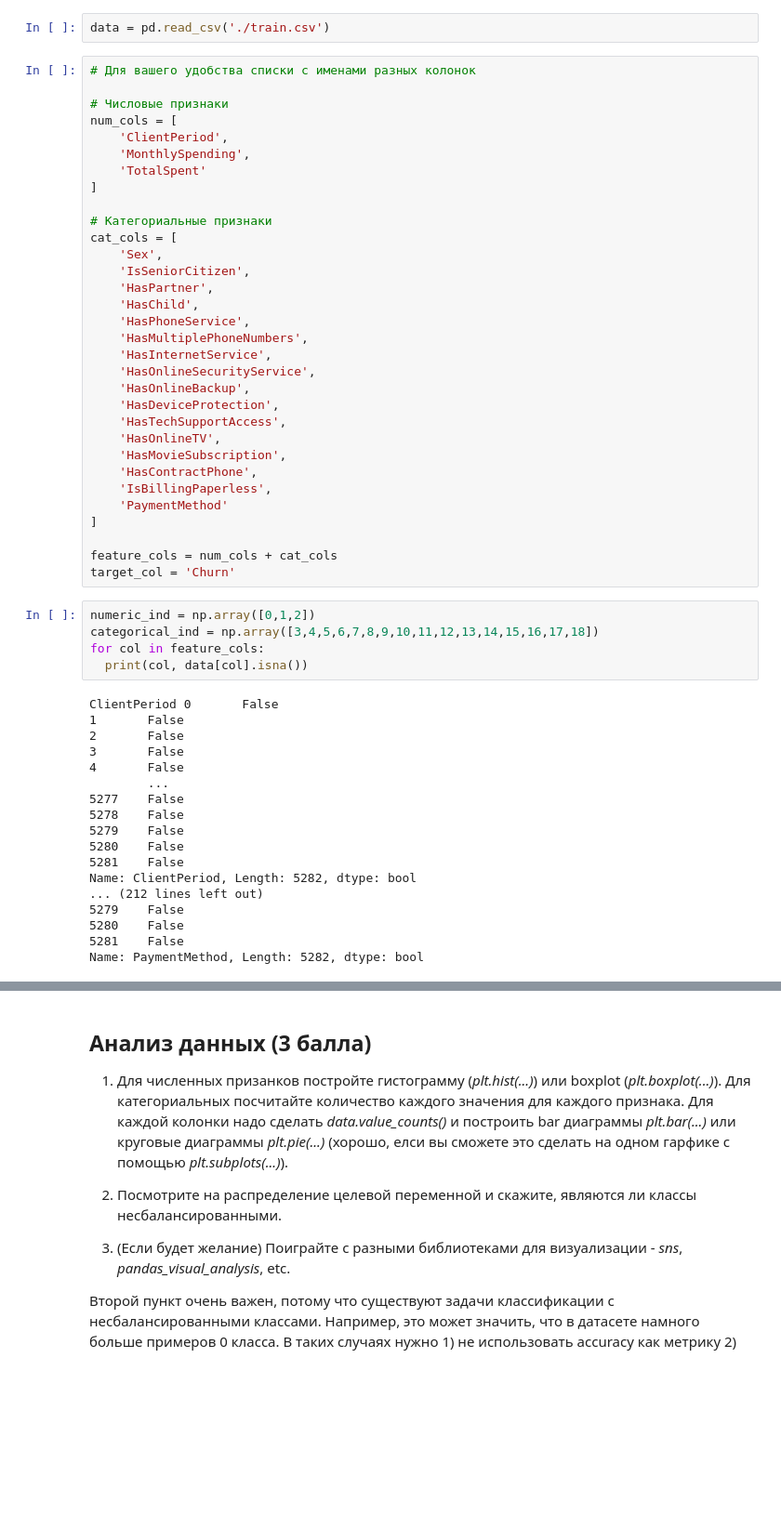
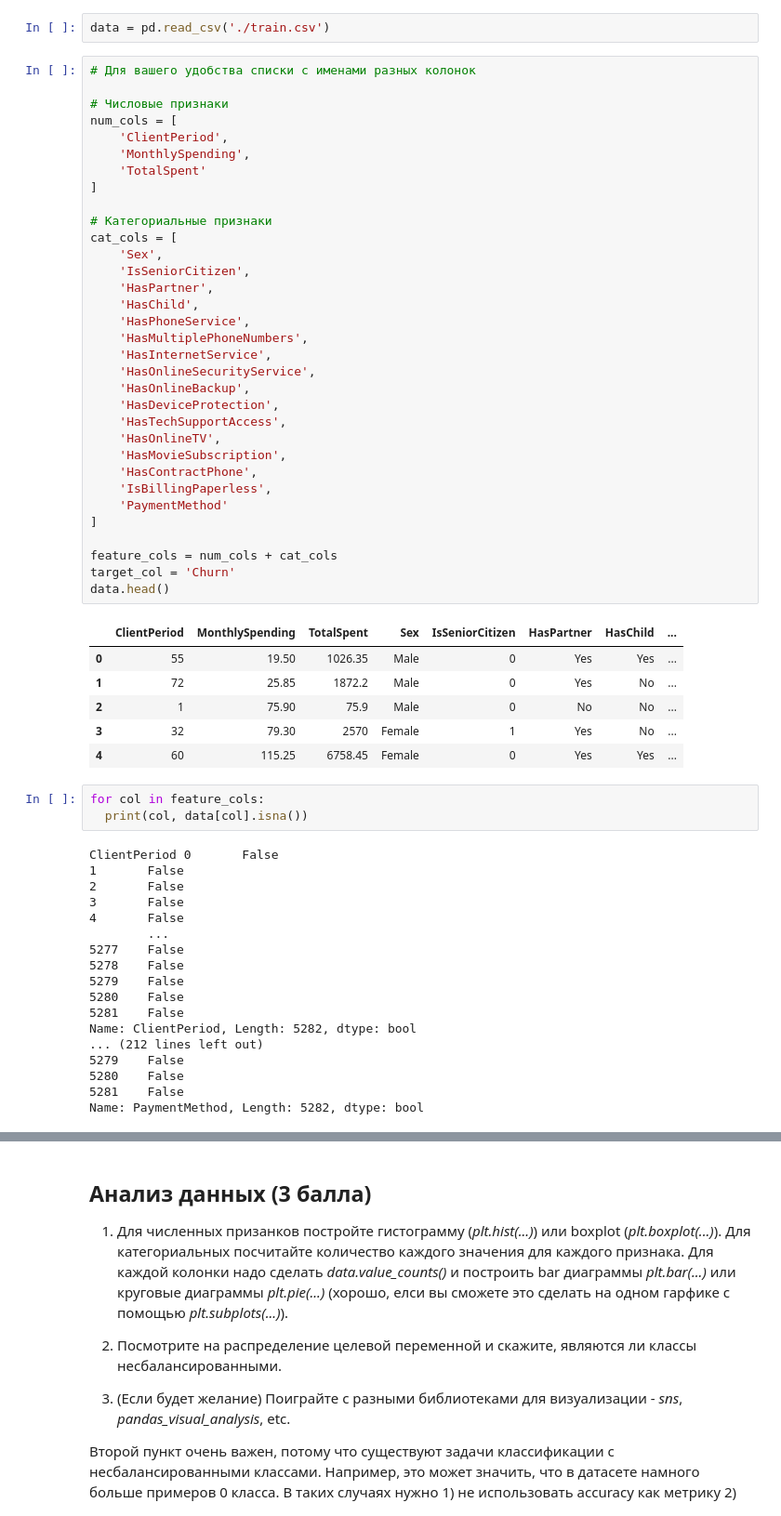
Before and after one commit to KudinovDmitrii/ForGit, a Jupyter notebook: hw_kaggle1.ipynb, the cells around one changed output, grey strips where cells are left out. Shown: that part at 93% size. Cells and saved outputs as stored; diff of their text form; blank space fills up the shorter version.

```diff
--- a/hw_kaggle1.ipynb
+++ b/hw_kaggle1.ipynb
@@ -119,53 +119,59 @@ data = pd.read_csv('./train.csv')
 
 # Числовые признаки
 num_cols = [
     'ClientPeriod',
     'MonthlySpending',
     'TotalSpent'
 ]
 
 # Категориальные признаки
 cat_cols = [
     'Sex',
     'IsSeniorCitizen',
     'HasPartner',
     'HasChild',
     'HasPhoneService',
     'HasMultiplePhoneNumbers',
     'HasInternetService',
     'HasOnlineSecurityService',
     'HasOnlineBackup',
     'HasDeviceProtection',
     'HasTechSupportAccess',
     'HasOnlineTV',
     'HasMovieSubscription',
     'HasContractPhone',
     'IsBillingPaperless',
     'PaymentMethod'
 ]
 
 feature_cols = num_cols + cat_cols
 target_col = 'Churn'
+data.head()
+# %% [output]
+|  | ClientPeriod | MonthlySpending | TotalSpent | Sex | IsSeniorCitizen | HasPartner | HasChild | ... |
+| 0 | 55 | 19.50 | 1026.35 | Male | 0 | Yes | Yes | ... |
+| 1 | 72 | 25.85 | 1872.2 | Male | 0 | Yes | No | ... |
+| 2 | 1 | 75.90 | 75.9 | Male | 0 | No | No | ... |
+| 3 | 32 | 79.30 | 2570 | Female | 1 | Yes | No | ... |
+| 4 | 60 | 115.25 | 6758.45 | Female | 0 | Yes | Yes | ... |
-# %%
-numeric_ind = np.array([0,1,2])
-categorical_ind = np.array([3,4,5,6,7,8,9,10,11,12,13,14,15,16,17,18])
-for col in feature_cols:
-  print(col, data[col].isna())
-# %% [output]
-ClientPeriod 0       False
-1       False
-2       False
-3       False
-4       False
-        ...
-5277    False
-5278    False
-5279    False
-5280    False
-5281    False
-Name: ClientPeriod, Length: 5282, dtype: bool
-... (212 lines left out)
-5279    False
-5280    False
-5281    False
-Name: PaymentMethod, Length: 5282, dtype: bool
+# %%
+for col in feature_cols:
+  print(col, data[col].isna())
+# %% [output]
+ClientPeriod 0       False
+1       False
+2       False
+3       False
+4       False
+        ...
+5277    False
+5278    False
+5279    False
+5280    False
+5281    False
+Name: ClientPeriod, Length: 5282, dtype: bool
+... (212 lines left out)
+5279    False
+5280    False
+5281    False
+Name: PaymentMethod, Length: 5282, dtype: bool
```
Also changed, not shown: parts of 6 cells of this notebook.
